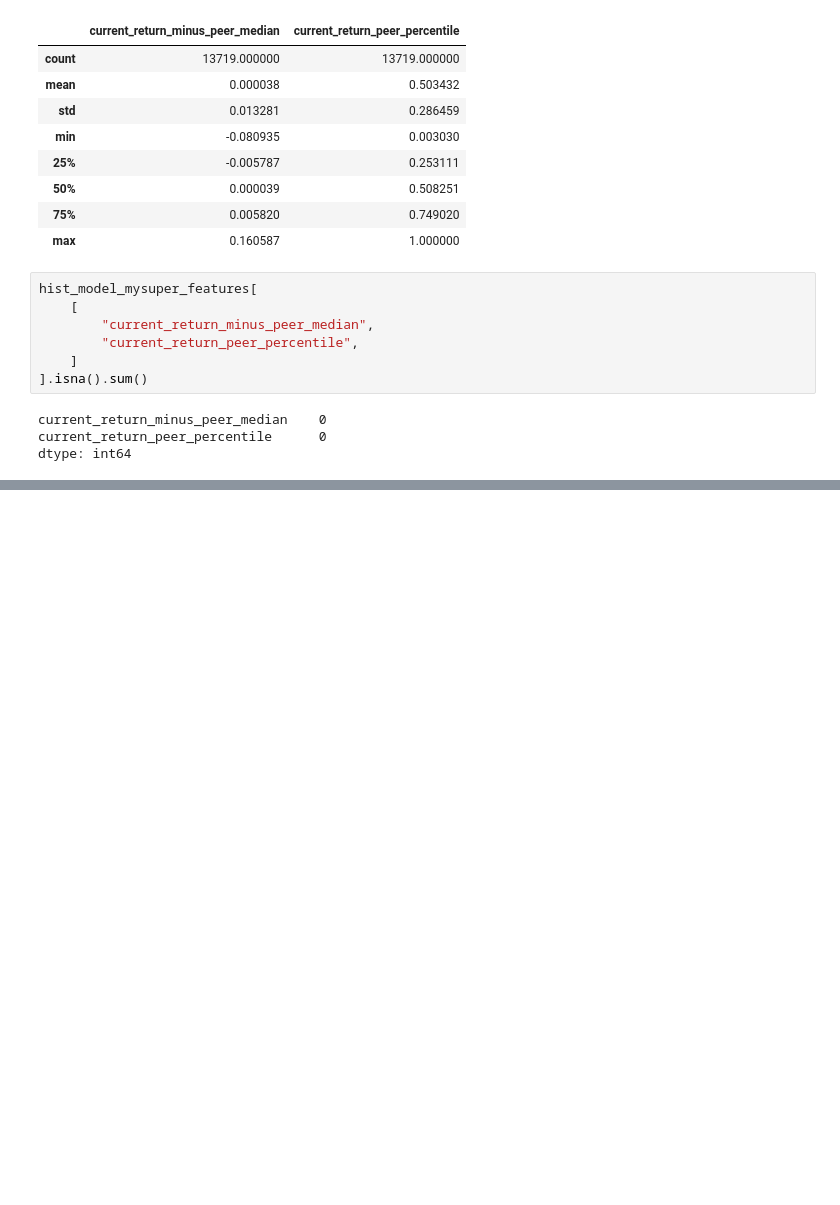
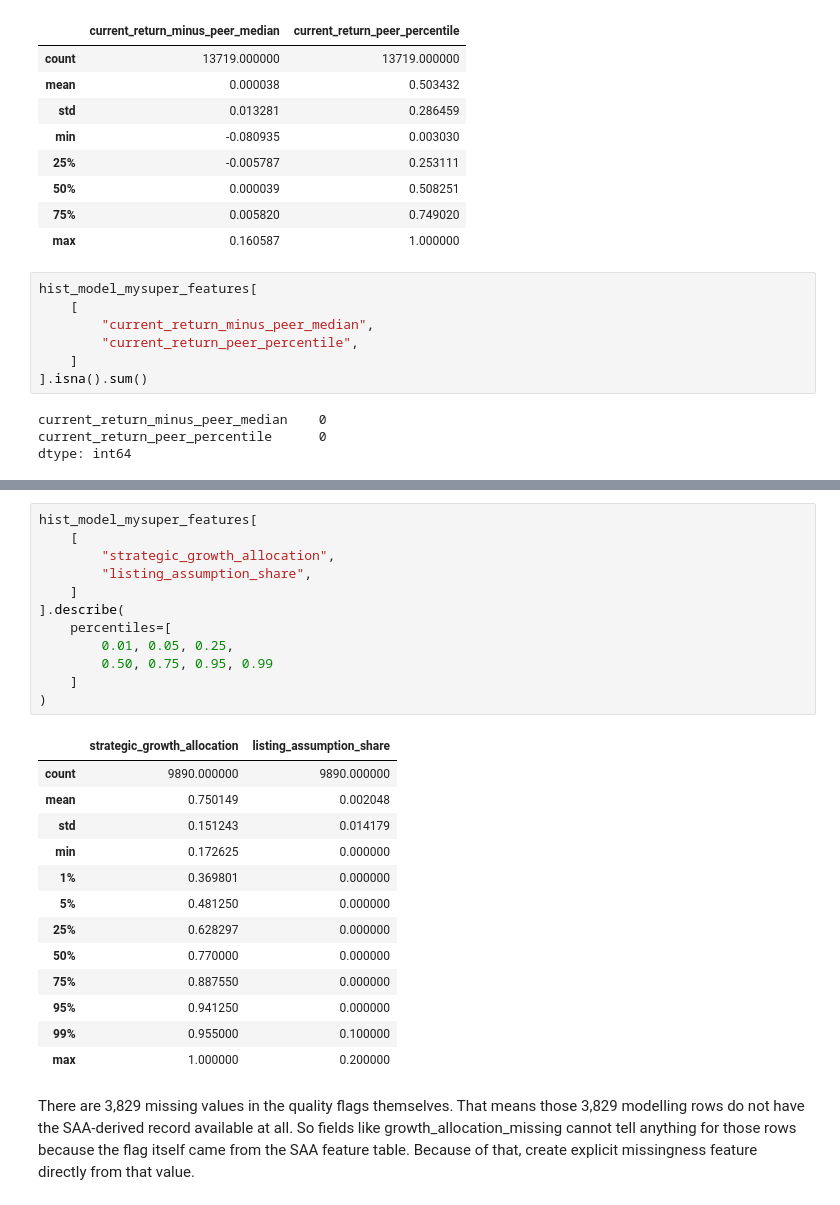
Before and after one commit to terra9/superannuation-performance-early-warning, a Jupyter notebook: notebooks/feature_engineering.ipynb, the cells around one changed output, grey strips where cells are left out. Saved outputs shown, nothing was run; the diff lists cells and outputs as text; blank space fills up the shorter version.

```diff
--- a/notebooks/feature_engineering.ipynb
+++ b/notebooks/feature_engineering.ipynb
@@ -637,0 +735,28 @@ dtype: int64
+# %%
+hist_model_mysuper_features[
+    [
+        "strategic_growth_allocation",
+        "listing_assumption_share",
+    ]
+].describe(
+    percentiles=[
+        0.01, 0.05, 0.25,
+        0.50, 0.75, 0.95, 0.99
+    ]
+)
+# %% [output]
+|  | strategic_growth_allocation | listing_assumption_share |
+| count | 9890.000000 | 9890.000000 |
+| mean | 0.750149 | 0.002048 |
+| std | 0.151243 | 0.014179 |
+| min | 0.172625 | 0.000000 |
+| 1% | 0.369801 | 0.000000 |
+| 5% | 0.481250 | 0.000000 |
+| 25% | 0.628297 | 0.000000 |
+| 50% | 0.770000 | 0.000000 |
+| 75% | 0.887550 | 0.000000 |
+| 95% | 0.941250 | 0.000000 |
+| 99% | 0.955000 | 0.100000 |
+| max | 1.000000 | 0.200000 |
+# %% [markdown]
+There are 3,829 missing values in the quality flags themselves. That means those 3,829 modelling rows do not have the SAA-derived record available at all. So fields like growth_allocation_missing cannot tell anything for those rows because the flag itself came from the SAA feature table. Because of that, create explicit missingness feature directly from that value.
```
Also changed, not shown: parts of 35 cells of this notebook.
